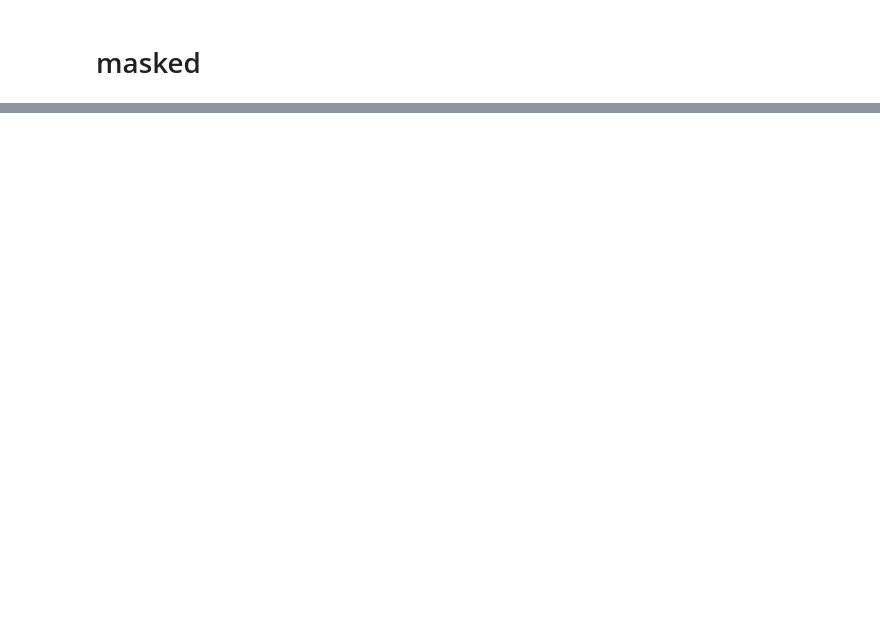
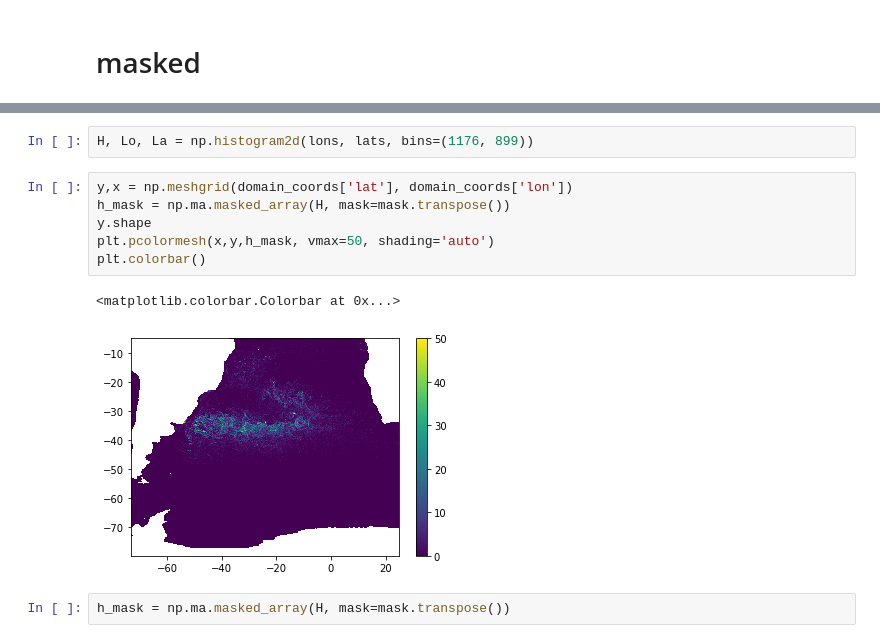
Before and after one commit to cpierard/South_Atlantic_Gyre_experiment, a Jupyter notebook: notebooks/First_run_analysis.ipynb, the cells around one changed output, grey strips where cells are left out. Cells and saved outputs as stored; diff of their text form; blank space fills up the shorter version.

```diff
--- a/notebooks/First_run_analysis.ipynb
+++ b/notebooks/First_run_analysis.ipynb
@@ -398,0 +228,13 @@ no changes added to commit (use "git add" and/or "git commit -a")
+# %%
+H, Lo, La = np.histogram2d(lons, lats, bins=(1176, 899))
+# %%
+y,x = np.meshgrid(domain_coords['lat'], domain_coords['lon'])
+h_mask = np.ma.masked_array(H, mask=mask.transpose())
+y.shape
+plt.pcolormesh(x,y,h_mask, vmax=50, shading='auto')
+plt.colorbar()
+# %% [output]
+<matplotlib.colorbar.Colorbar at 0x...>
+[figure, added]
+# %%
+h_mask = np.ma.masked_array(H, mask=mask.transpose())
```
Also changed, not shown: parts of 54 cells of this notebook, 6 other files.
